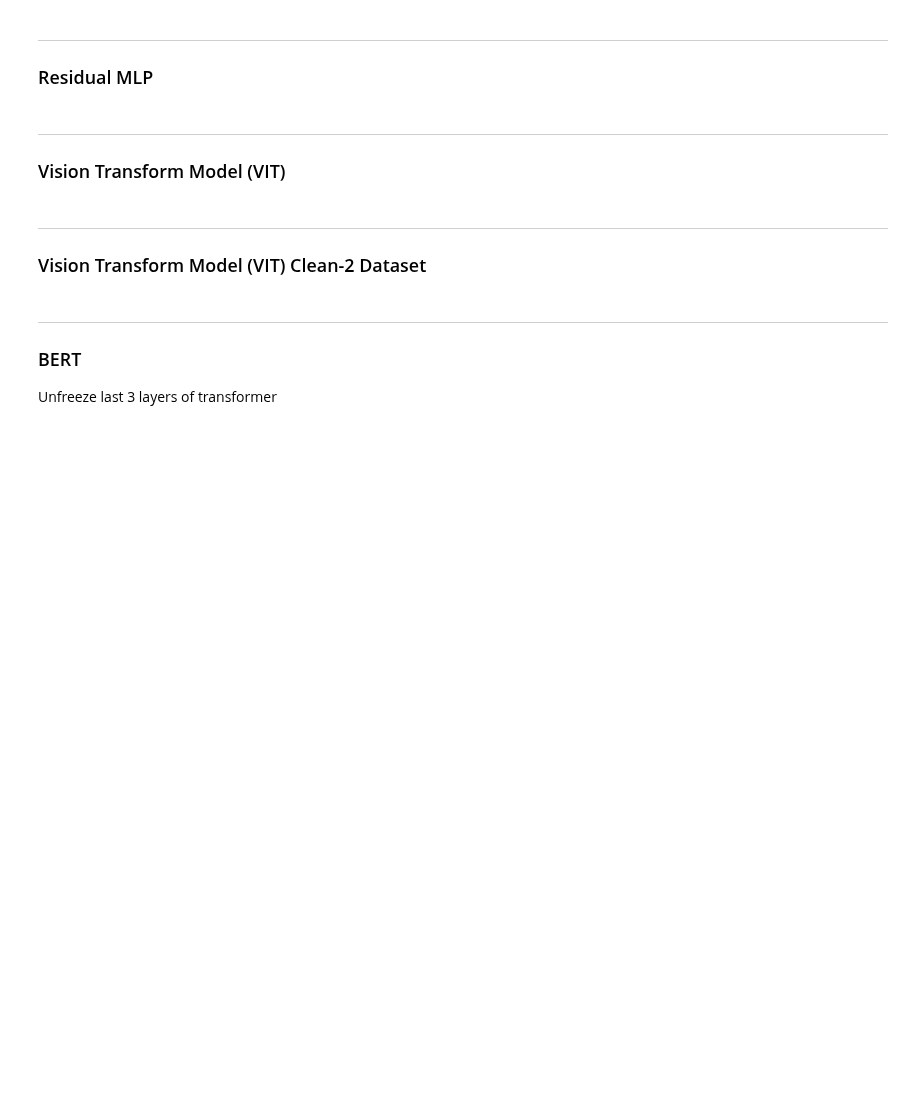
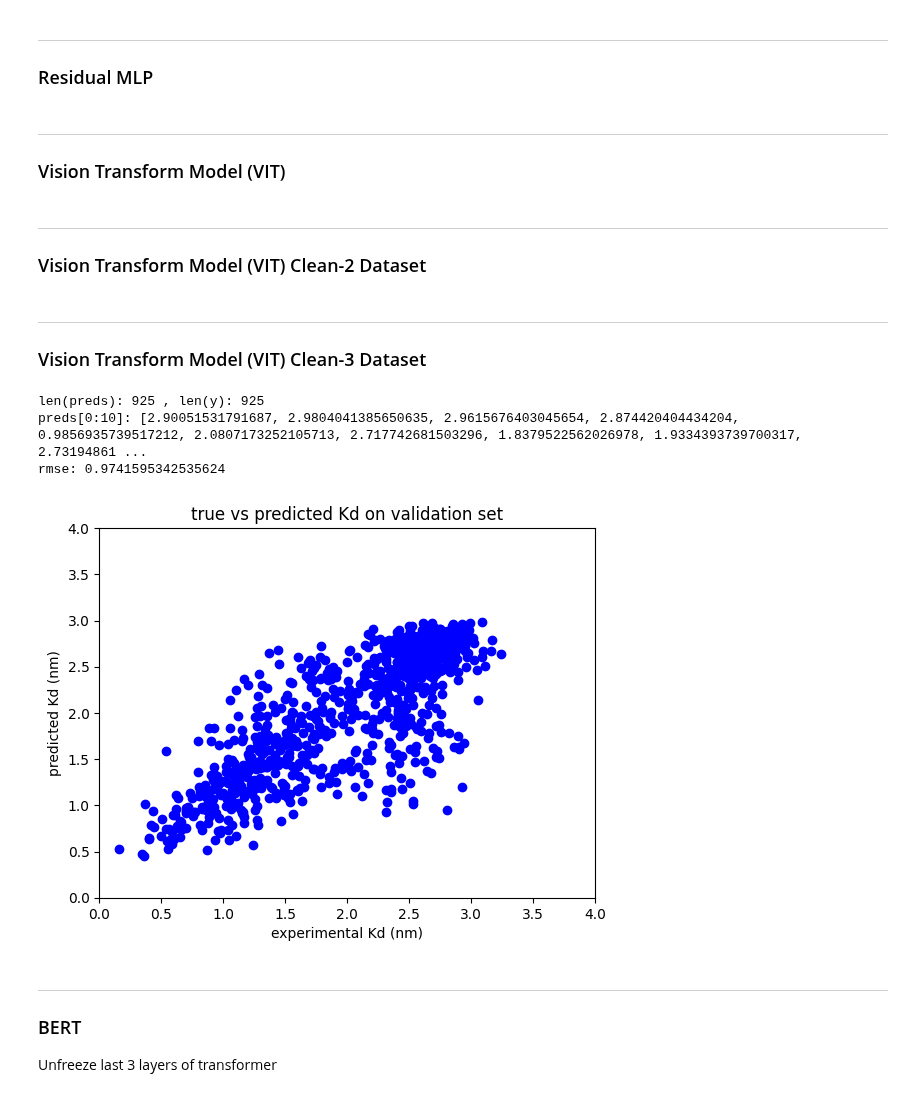
Before and after one commit to planaria158/BERT-antibody-antigen-binding-energy, a Jupyter notebook: notebooks/Inference.ipynb, the cells around one changed output. Drawn from its saved outputs; the diff is of its cells as text; code cells hidden in the pictures; blank space fills up the shorter version.

Commit message:
training/inference results for a VIT run

```diff
--- a/notebooks/Inference.ipynb
+++ b/notebooks/Inference.ipynb
@@ -123,3 +123,6 @@ plot_preds_hist(pred_file_path)
 pred_file_path = '../inference_results/vit/cleaned-2/preds_vit_1714662684.9658298.pkl'
 true_file_path = '../inference_results/vit/cleaned-2/y_vit_1714662684.967206.pkl'
 plot_pred_vs_true(pred_file_path, true_file_path, xlim=(0,4), ylim=(0,4))
+# %% [markdown]
+-------
+### Vision Transform Model (VIT)  Clean-3 Dataset
@@ -126,3 +132,13 @@ plot_pred_vs_true(pred_file_path, true_file_path, xlim=(0,4), ylim=(0,4))
+# %%
+# Inference on the validation set to compare actual with predicted values
+pred_file_path = '../inference_results/vit_model/cleaned-3/BW/preds_vit_1714770655.9702368.pkl'
+true_file_path = '../inference_results/vit_model/cleaned-3/BW/y_vit_1714770655.9704583.pkl'
+plot_pred_vs_true(pred_file_path, true_file_path, xlim=(0,4), ylim=(0,4))
+# %% [output]
+len(preds): 925 , len(y): 925
+preds[0:10]: [2.90051531791687, 2.9804041385650635, 2.9615676403045654, 2.874420404434204, 0.9856935739517212, 2.0807173252105713, 2.717742681503296, 1.8379522562026978, 1.9334393739700317, 2.73194861 ...
+rmse: 0.9741595342535624
+[figure, added]
 # %% [markdown]
 ----
 ### BERT
```
Also changed, not shown: parts of 3 cells of this notebook, 14 other files.
